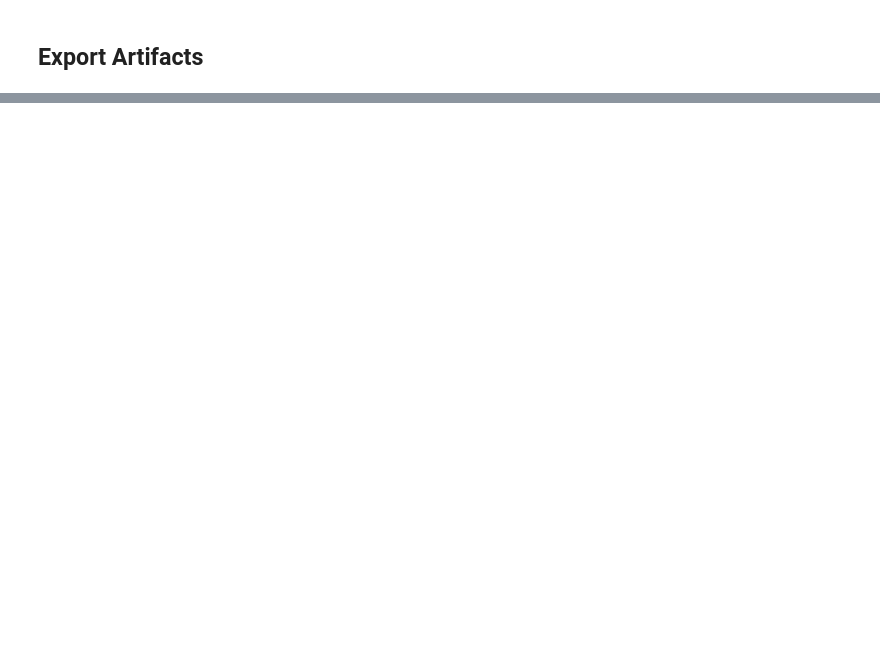
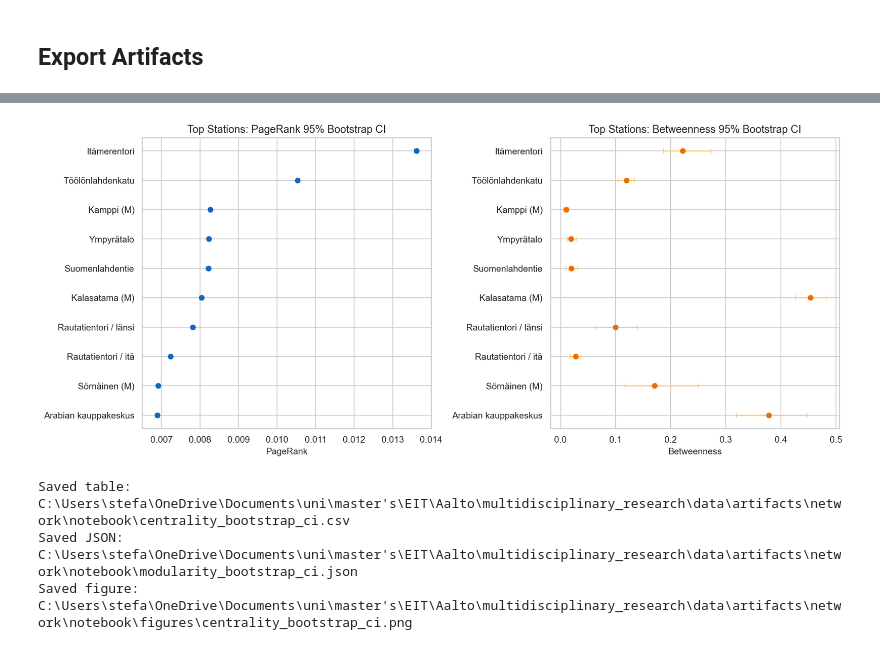
Before and after one commit to odinsseo/hsl-bikes, a Jupyter notebook: notebooks/network_analysis_city_bikes.ipynb, the cells around one changed output, grey strips where cells are left out. Cells and saved outputs as stored; diff of their text form; code cells hidden in the pictures; blank space fills up the shorter version.

```diff
--- a/notebooks/network_analysis_city_bikes.ipynb
+++ b/notebooks/network_analysis_city_bikes.ipynb
@@ -1326,0 +1477,49 @@ Use these prompts while writing findings:
+# %%
+# Export and visualize bootstrap confidence intervals
+bootstrap_ci_csv = NETWORK_OUT_DIR / 'centrality_bootstrap_ci.csv'
+ci_df.to_csv(bootstrap_ci_csv, index=False)
+
+modularity_ci_path = NETWORK_OUT_DIR / 'modularity_bootstrap_ci.json'
+modularity_ci_path.write_text(pd.Series(modularity_ci).to_json(indent=2), encoding='utf-8')
+
+plot_ci = ci_df.head(10).iloc[::-1]
+fig, axes = plt.subplots(1, 2, figsize=(14, 6))
+
+axes[0].errorbar(
+    x=plot_ci['pagerank_mean'],
+    y=plot_ci['station_name'],
+    xerr=[plot_ci['pagerank_mean'] - plot_ci['pagerank_low'], plot_ci['pagerank_high'] - plot_ci['pagerank_mean']],
+    fmt='o',
+    color='#1565C0',
+    ecolor='#90CAF9',
+    capsize=3,
+    label='Bootstrap 95% CI',
+)
+axes[0].set_title('Top Stations: PageRank 95% Bootstrap CI')
+axes[0].set_xlabel('PageRank')
+
+axes[1].errorbar(
+    x=plot_ci['betweenness_mean'],
+    y=plot_ci['station_name'],
+    xerr=[plot_ci['betweenness_mean'] - plot_ci['betweenness_low'], plot_ci['betweenness_high'] - plot_ci['betweenness_mean']],
+    fmt='o',
+    color='#EF6C00',
+    ecolor='#FFCC80',
+    capsize=3,
+    label='Bootstrap 95% CI',
+)
+axes[1].set_title('Top Stations: Betweenness 95% Bootstrap CI')
+axes[1].set_xlabel('Betweenness')
+
+plt.tight_layout()
+bootstrap_fig = save_fig('centrality_bootstrap_ci.png')
+plt.show()
+
+print(f'Saved table: {bootstrap_ci_csv}')
+print(f'Saved JSON: {modularity_ci_path}')
+print(f'Saved figure: {bootstrap_fig}')
+# %% [output]
+[figure, added]
+Saved table: C:\Users\stefa\OneDrive\Documents\uni\master's\EIT\Aalto\multidisciplinary_research\data\artifacts\network\notebook\centrality_bootstrap_ci.csv
+Saved JSON: C:\Users\stefa\OneDrive\Documents\uni\master's\EIT\Aalto\multidisciplinary_research\data\artifacts\network\notebook\modularity_bootstrap_ci.json
+Saved figure: C:\Users\stefa\OneDrive\Documents\uni\master's\EIT\Aalto\multidisciplinary_research\data\artifacts\network\notebook\figures\centrality_bootstrap_ci.png
```
Also changed, not shown: parts of 28 cells of this notebook, 39 other files.
